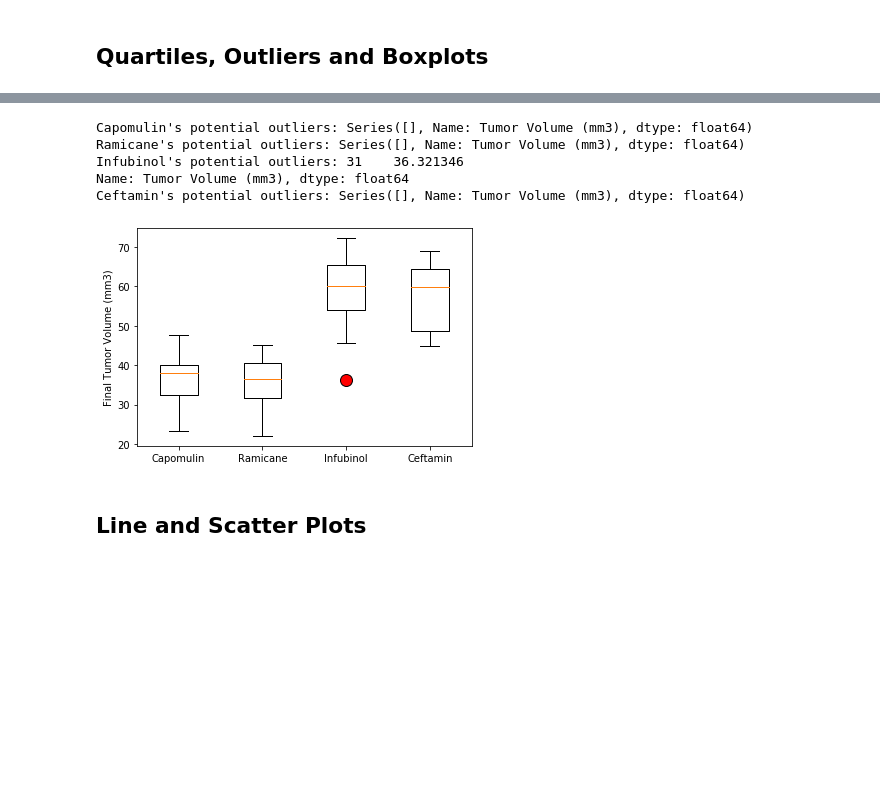
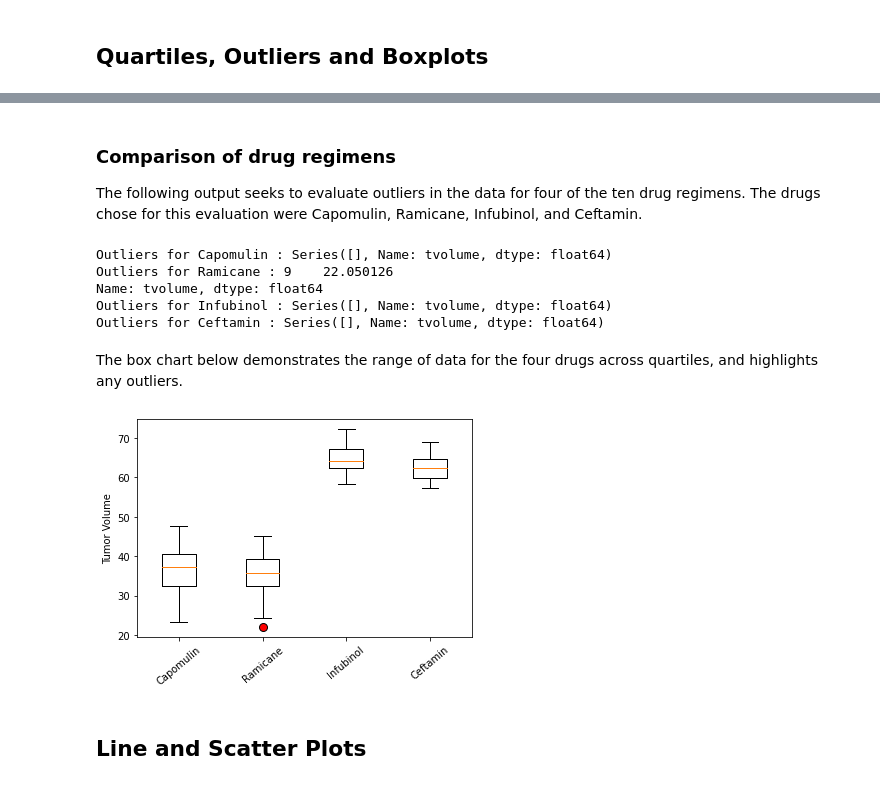
Before and after one commit to vgpass/matplotlib-challenge, a Jupyter notebook: Pymaceuticals/pymaceuticals_complete.ipynb, the cells around one changed output, grey strips where cells are left out. Saved outputs shown, nothing was run; the diff lists cells and outputs as text; code cells hidden in the pictures; blank space fills up the shorter version.

```diff
--- a/Pymaceuticals/pymaceuticals_complete.ipynb
+++ b/Pymaceuticals/pymaceuticals_complete.ipynb
@@ -127,0 +44,6 @@ array(['g989'], dtype=object)
+# %%
+# Renaming comuns for ease of coding
+
+mouse_df = mouse_df.rename(columns={'Mouse ID': 'ID', 'Drug Regimen': 'Drug', 'Weight (g)': 'Wt',
+                           'Timepoint': 'time', 'Tumor Volume (mm3)': 'tvolume', 'Metastatic Sites': 'sites'})
+mouse_df.columns
@@ -127,0 +123,4 @@ array(['g989'], dtype=object)
+# %%
+# Create a clean DataFrame by dropping the duplicate mouse by its ID.
+mouse_df_clean = mouse_df.loc[mouse_df['ID'] != 'g989']
+mouse_df_clean.head()
@@ -132,6 +249,9 @@ array(['g989'], dtype=object)
 # Capomulin, Ramicane, Infubinol, and Ceftamin
 
 # Start by getting the last (greatest) timepoint for each mouse
+big_tumor = mouse_df_clean.nlargest(mouse_df_clean['ID'].nunique(),['time'])
 
-
+big_tumor.to_csv('drug_count.csv')
+big_tumor['Drug'].value_counts().sum()
+# big_tumor.dtypes
 # Merge this group df with the original DataFrame to get the tumor volume at the last timepoint
@@ -138,29 +292,48 @@ array(['g989'], dtype=object)
+# %% [markdown]
+### Comparison of drug regimens
+The following output seeks to evaluate outliers in the data for four of the ten drug regimens. The drugs chose for this evaluation were Capomulin, Ramicane, Infubinol, and Ceftamin.
 # %%
 # Put treatments into a list for for loop (and later for plot labels)
-
+treatments = ['Capomulin', 'Ramicane', 'Infubinol', 'Ceftamin']
 
 # Create empty list to fill with tumor vol data (for plotting)
+tumor_list = []
 
+# Locate the rows which contain mice on each drug and get the tumor volumes
 
-# Calculate the IQR and quantitatively determine if there are any potential outliers.
-
+for drug in treatments:
 
     # Locate the rows which contain mice on each drug and get the tumor volumes
+    tumor_volume = big_tumor.loc[big_tumor["Drug"] == drug, 'tvolume']
+    # tumor_volume.dtype
+    # add subset
+    tumor_list.append(tumor_volume)
 
-
-    # add subset
-
-
-    # Determine outliers using upper and lower bounds
+# Determine outliers using upper and lower bounds
+    quartiles = tumor_volume.quantile([.25,.5,.75])
+    lowerq = quartiles[0.25]
+    upperq = quartiles[0.75]
+    iqr = upperq-lowerq
+    lower_bound = lowerq - (1.5*iqr)
+    upper_bound = upperq + (1.5*iqr)
+    outliers = tumor_volume.loc[(tumor_volume < lower_bound) | (tumor_volume > upper_bound)]
+    print(f"Outliers for {drug} : {outliers}")
 # %% [output]
-Capomulin's potential outliers: Series([], Name: Tumor Volume (mm3), dtype: float64)
-Ramicane's potential outliers: Series([], Name: Tumor Volume (mm3), dtype: float64)
-Infubinol's potential outliers: 31    36.321346
-Name: Tumor Volume (mm3), dtype: float64
-Ceftamin's potential outliers: Series([], Name: Tumor Volume (mm3), dtype: float64)
+Outliers for Capomulin : Series([], Name: tvolume, dtype: float64)
+Outliers for Ramicane : 9    22.050126
+Name: tvolume, dtype: float64
+Outliers for Infubinol : Series([], Name: tvolume, dtype: float64)
+Outliers for Ceftamin : Series([], Name: tvolume, dtype: float64)
+# %% [markdown]
+The box chart below demonstrates the range of data for the four drugs across quartiles, and highlights any outliers.
 # %%
 # Generate a box plot that shows the distrubution of the tumor volume for each treatment group.
+boxplot_dict = dict(markerfacecolor='red',markersize=8)
+plt.boxplot(tumor_list, labels = treatments, flierprops=boxplot_dict,widths=(.4))
+plt.xticks(rotation = 40)
+plt.ylabel('Tumor Volume')
+plt.show()
 # %% [output]
-[figure, old version]
+[figure, new version]
 # %% [markdown]
 ## Line and Scatter Plots
```
Also changed, not shown: parts of 52 cells of this notebook.
